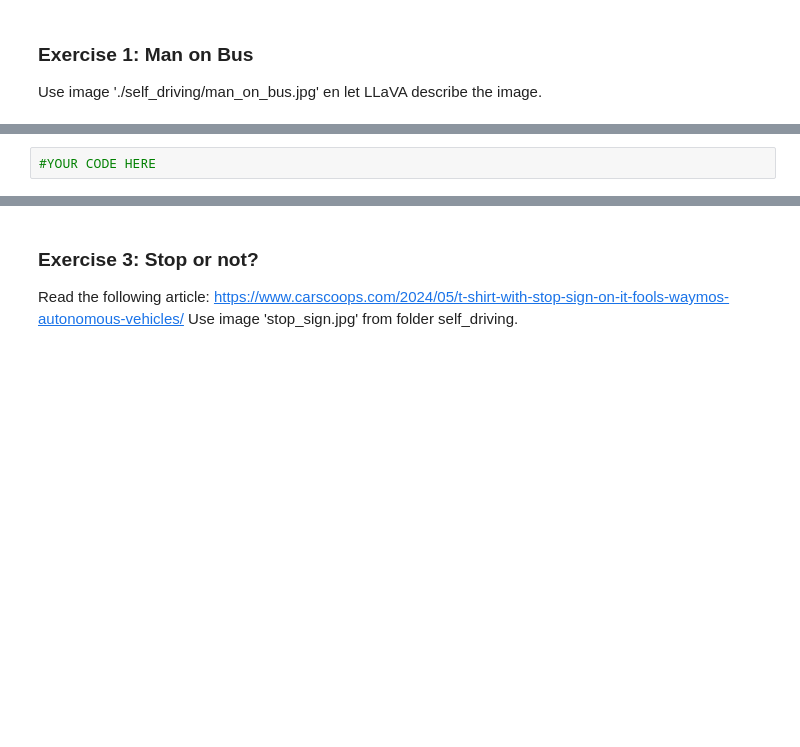
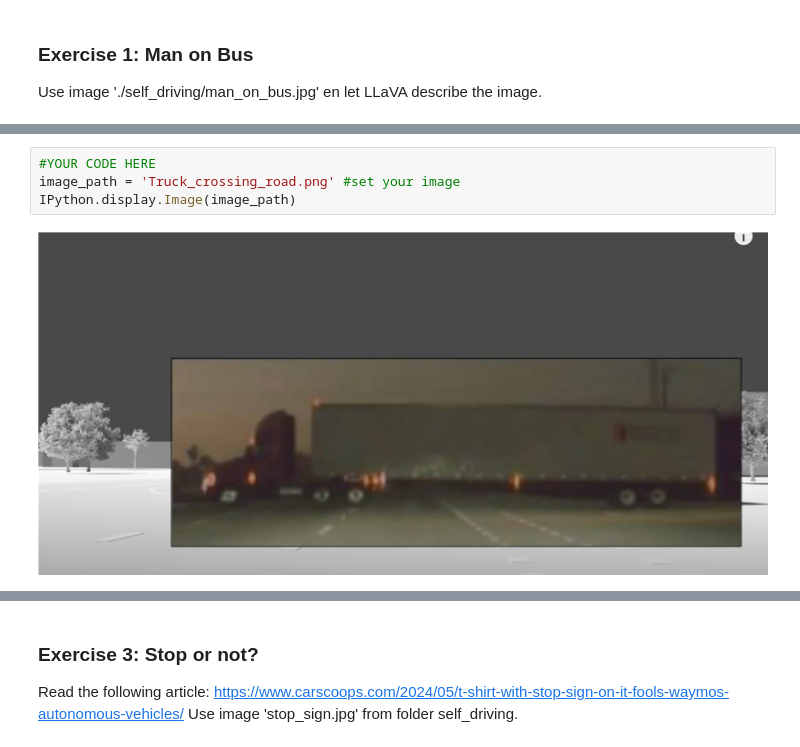
Before and after one commit to MichielBbal/ollama, a Jupyter notebook: ollama_llava_self_driving_car.ipynb, the cells around one changed output, grey strips where cells are left out. Cells and saved outputs as stored; diff of their text form; blank space fills up the shorter version.

```diff
--- a/ollama_llava_self_driving_car.ipynb
+++ b/ollama_llava_self_driving_car.ipynb
@@ -142,2 +135,6 @@ Use image 'truck_in_dark.jpg' from folder self_driving
 # %%
 #YOUR CODE HERE
+image_path = 'Truck_crossing_road.png' #set your image
+IPython.display.Image(image_path)
+# %% [output]
+[figure, added]
```
Also changed, not shown: parts of 13 cells of this notebook, 3 other files.
